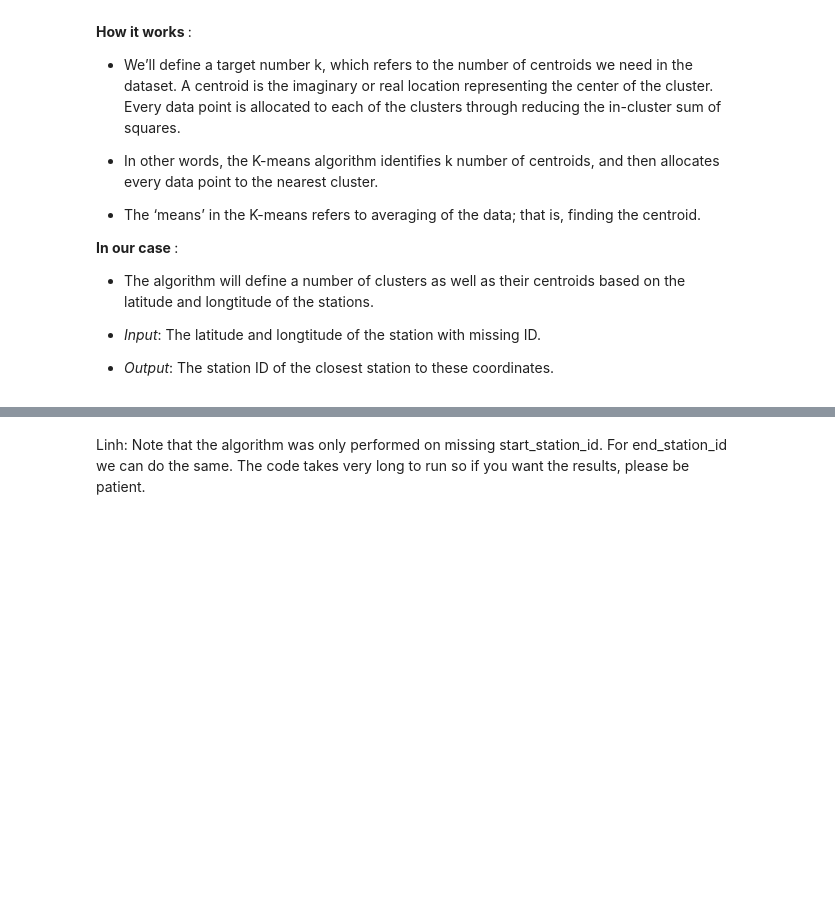
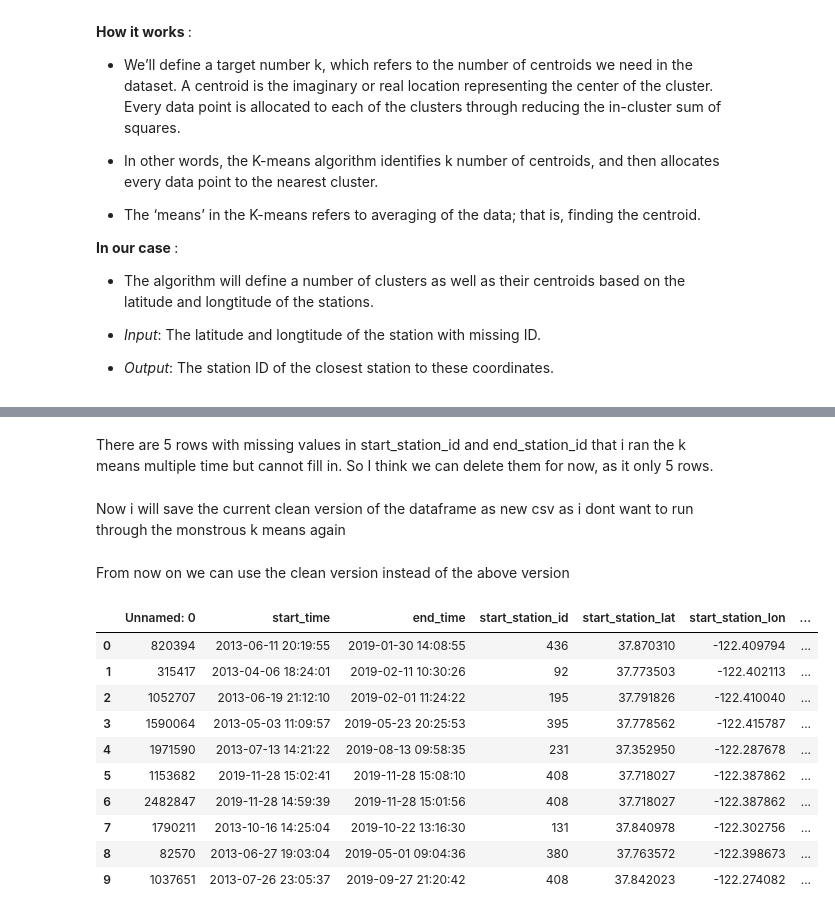
Before and after one commit to Ppkhanh/The-Learning-Machines, a Jupyter notebook: DataPrepVer1.ipynb, the cells around one changed output, grey strips where cells are left out. Saved outputs shown, nothing was run; the diff lists cells and outputs as text; code cells hidden in the pictures; blank space fills up the shorter version.

Commit message:
complete fill in nan, new clean ver of baywheels

```diff
--- a/DataPrepVer1.ipynb
+++ b/DataPrepVer1.ipynb
@@ -397,3 +574,4 @@ bike_id                  1
 dtype: int64
-# %% [markdown]
-Linh: Note that the algorithm was only performed on missing start_station_id. For end_station_id we can do the same. The code takes very long to run so if you want the results, please be patient.
+# %% [markdown]
+There are 5 rows with missing values in start_station_id and end_station_id that i ran the k means multiple time but
+cannot fill in. So I think we can delete them for now, as it only 5 rows.
@@ -399,0 +580,2 @@ Linh: Note that the algorithm was only performed on missing start_station_id. Fo
+# %% [markdown]
+Now i will save the current clean version of the dataframe as new csv as i dont want to run through the monstrous k means again
@@ -399,0 +584,18 @@ Linh: Note that the algorithm was only performed on missing start_station_id. Fo
+# %% [markdown]
+From now on we can use the clean version instead of the above version
+# %%
+bikeRen = pd.read_csv("baywheels_clean.csv", encoding="ISO-8859-1")
+bikeRen.sort_index(inplace=True)
+bikeRen.head(10)
+# %% [output]
+|  | Unnamed: 0 | start_time | end_time | start_station_id | start_station_lat | start_station_lon | ... |
+| 0 | 820394 | 2013-06-11 20:19:55 | 2019-01-30 14:08:55 | 436 | 37.870310 | -122.409794 | ... |
+| 1 | 315417 | 2013-04-06 18:24:01 | 2019-02-11 10:30:26 | 92 | 37.773503 | -122.402113 | ... |
+| 2 | 1052707 | 2013-06-19 21:12:10 | 2019-02-01 11:24:22 | 195 | 37.791826 | -122.410040 | ... |
+| 3 | 1590064 | 2013-05-03 11:09:57 | 2019-05-23 20:25:53 | 395 | 37.778562 | -122.415787 | ... |
+| 4 | 1971590 | 2013-07-13 14:21:22 | 2019-08-13 09:58:35 | 231 | 37.352950 | -122.287678 | ... |
+| 5 | 1153682 | 2019-11-28 15:02:41 | 2019-11-28 15:08:10 | 408 | 37.718027 | -122.387862 | ... |
+| 6 | 2482847 | 2019-11-28 14:59:39 | 2019-11-28 15:01:56 | 408 | 37.718027 | -122.387862 | ... |
+| 7 | 1790211 | 2013-10-16 14:25:04 | 2019-10-22 13:16:30 | 131 | 37.840978 | -122.302756 | ... |
+| 8 | 82570 | 2013-06-27 19:03:04 | 2019-05-01 09:04:36 | 380 | 37.763572 | -122.398673 | ... |
+| 9 | 1037651 | 2013-07-26 23:05:37 | 2019-09-27 21:20:42 | 408 | 37.842023 | -122.274082 | ... |
```
Also changed, not shown: parts of 31 cells of this notebook.
